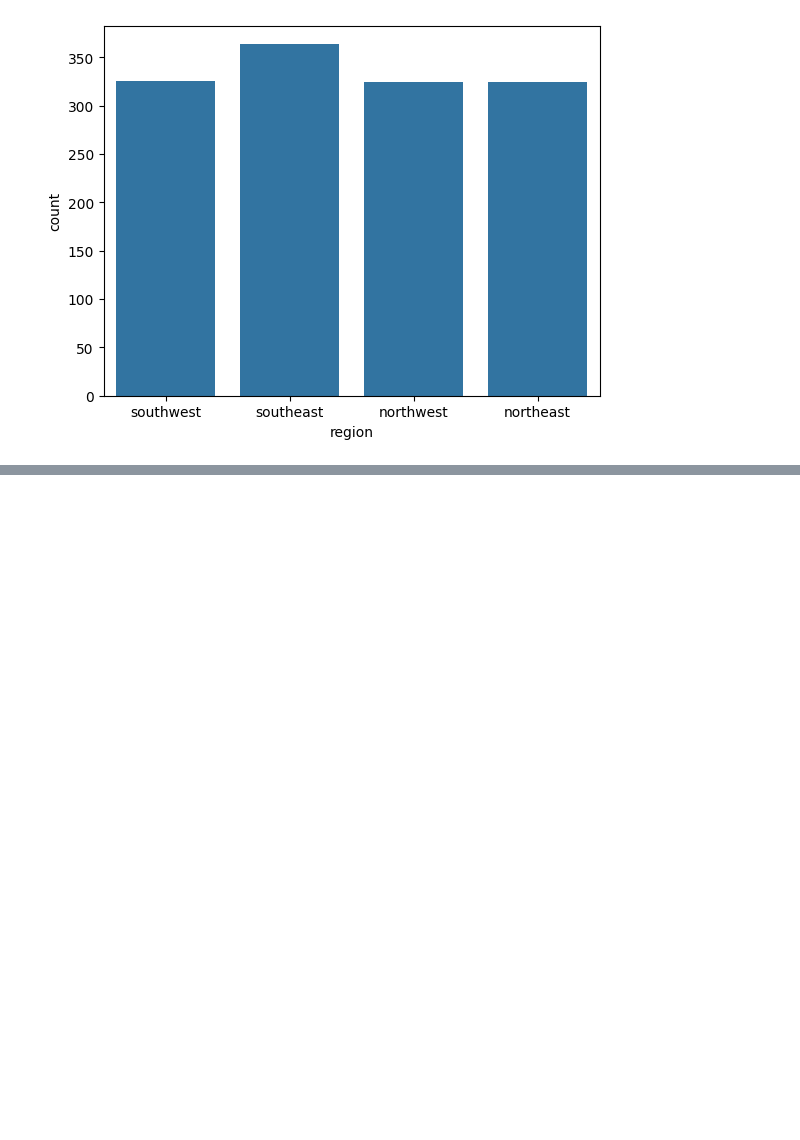
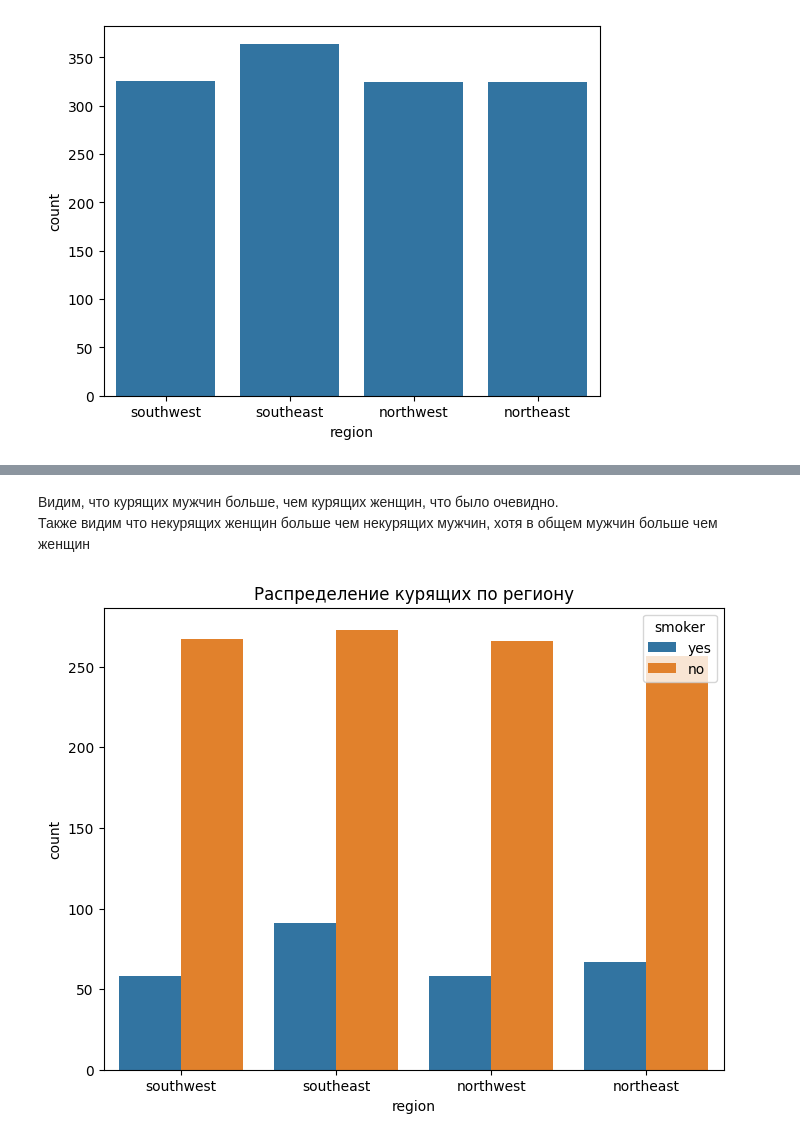
Before and after one commit to IslamDyshoko/insurance-price-predictor, a Jupyter notebook: eda.ipynb, the cells around one changed output, grey strips where cells are left out. Cells and saved outputs as stored; diff of their text form; code cells hidden in the pictures; blank space fills up the shorter version.

```diff
--- a/eda.ipynb
+++ b/eda.ipynb
@@ -119,0 +149,10 @@ sns.countplot(data=df,x='region')
+# %% [markdown]
+Видим, что курящих мужчин больше, чем курящих женщин, что было очевидно.
+Также видим что некурящих женщин больше чем некурящих мужчин, хотя в общем мужчин больше чем женщин
+# %%
+plt.figure(figsize=(8,6))
+sns.countplot(data=df,x='region',hue='smoker')
+plt.title('Распределение курящих по региону')
+plt.show()
+# %% [output]
+[figure, added]
```
Also changed, not shown: parts of 10 cells of this notebook.
